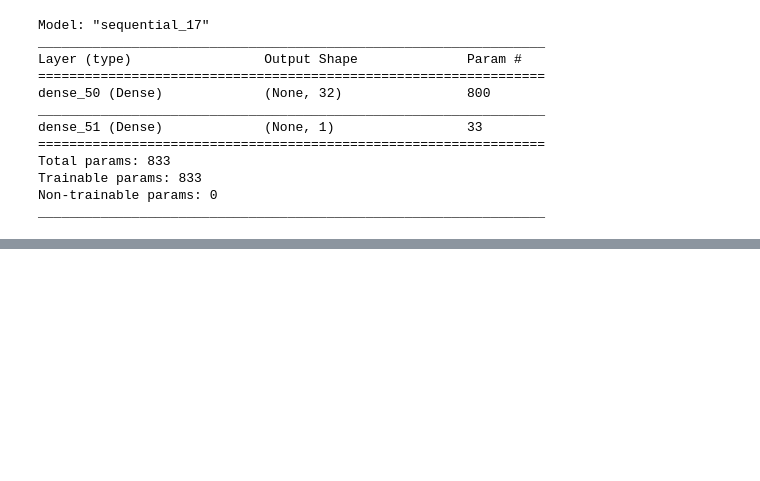
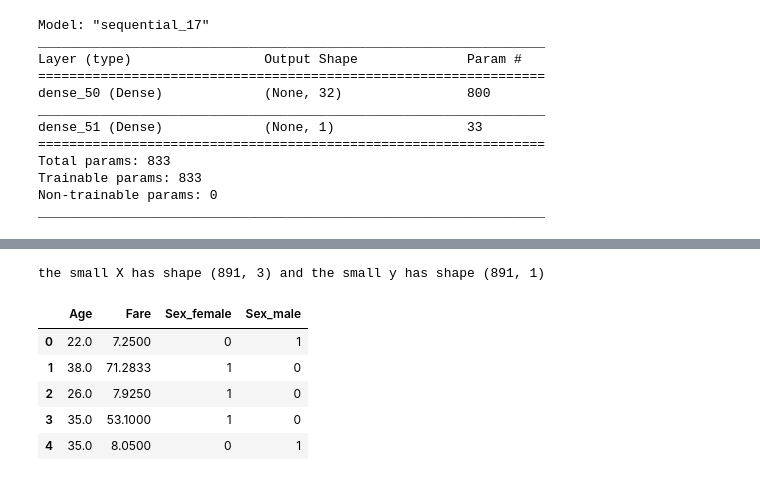
Before and after one commit to marcduby/MachineLearningPython, a Jupyter notebook: Kaggle/2020/Introduction/Titanic/titanicTF2.ipynb, the cells around one changed output, grey strips where cells are left out. Cells and saved outputs as stored; diff of their text form; code cells hidden in the pictures; blank space fills up the shorter version.

```diff
--- a/Kaggle/2020/Introduction/Titanic/titanicTF2.ipynb
+++ b/Kaggle/2020/Introduction/Titanic/titanicTF2.ipynb
@@ -267,0 +262,6 @@ Epoch 20/20
+# %%
+# from randomtreeclassifier, find out that best features are fare, age and sex
+# drop other features and rectrain model
+X_small = titanic_df.filter(['Sex', 'Age', 'Fare'])
+
+X_small.head(5)
@@ -267,0 +275,18 @@ Epoch 20/20
+# %%
+y_small = titanic_df.filter(['Survived'])
+
+print("the small X has shape {} and the small y has shape {}".format(X_small.shape, y_small.shape))
+# %% [output]
+the small X has shape (891, 3) and the small y has shape (891, 1)
+# %%
+# one hot the sex column
+X_small = pd.get_dummies(X_small)
+
+X_small.head(5)
+# %% [output]
+|  | Age | Fare | Sex_female | Sex_male |
+| 0 | 22.0 | 7.2500 | 0 | 1 |
+| 1 | 38.0 | 71.2833 | 1 | 0 |
+| 2 | 26.0 | 7.9250 | 1 | 0 |
+| 3 | 35.0 | 53.1000 | 1 | 0 |
+| 4 | 35.0 | 8.0500 | 0 | 1 |
```
Also changed, not shown: parts of 13 cells of this notebook, 6 other files.
